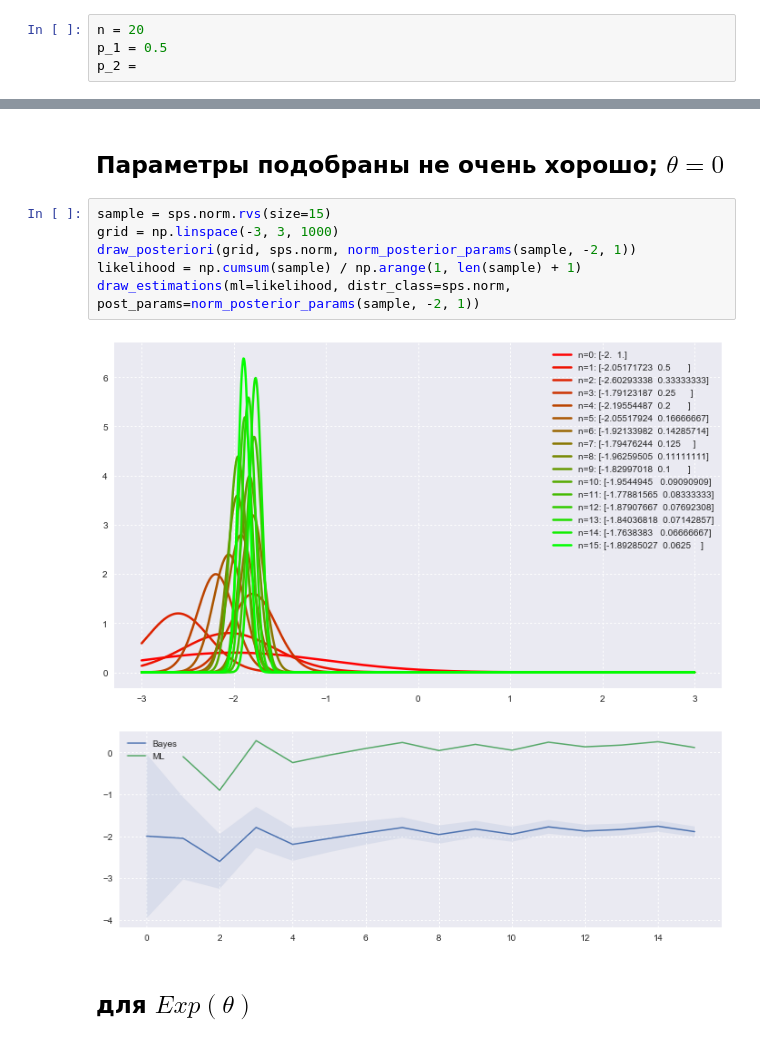
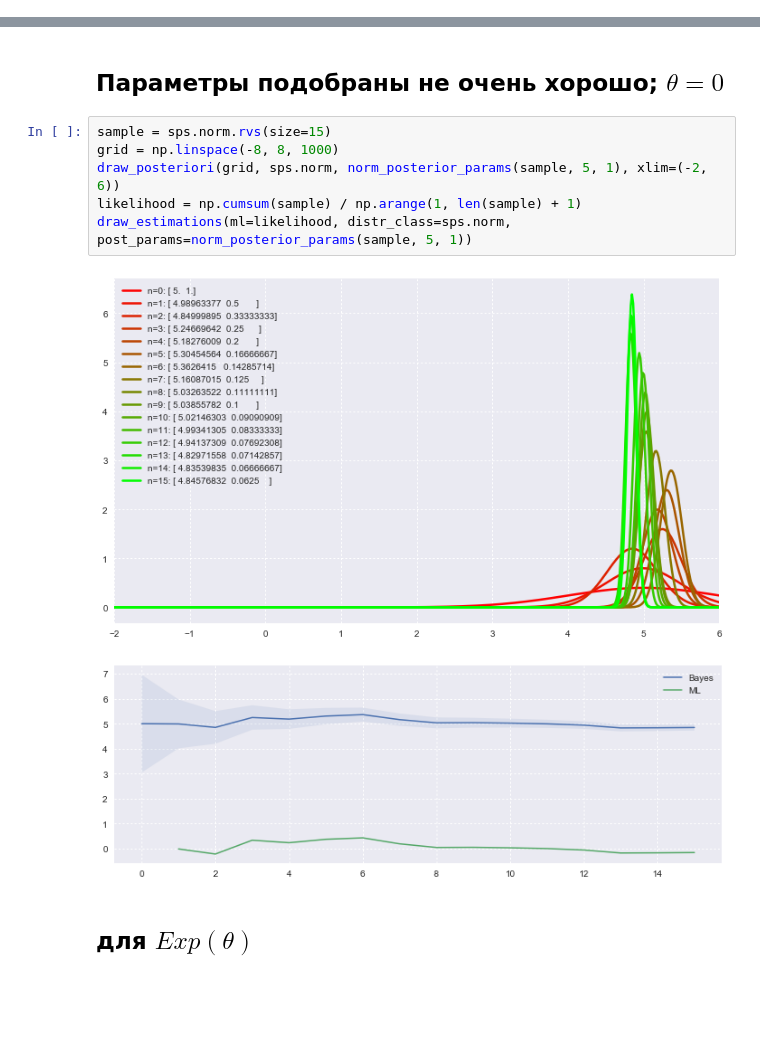
Before and after one commit to ArtemKupriyanov/MIPT-PROGRAMMING, a Jupyter notebook: Math-Stat/4_task/4.92.ipynb, the cells around one changed output, grey strips where cells are left out. Saved outputs shown, nothing was run; the diff lists cells and outputs as text; blank space fills up the shorter version.

```diff
--- a/Math-Stat/4_task/4.92.ipynb
+++ b/Math-Stat/4_task/4.92.ipynb
@@ -463,10 +493,6 @@ plt.show()
 [figure]
 # %% [markdown]
 Сопряженное для бернуллиевского есть бета распделение. Гиперпараметры бета распределения $\alpha$ и  $\beta$ говорят нам об априорных знаниях о монете. Расписав плотность выборки бернуллиевского распределения: $p^{\sum x_i} (1 - p) ^ {n - \sum x_i}$ и пристально посмотрев на плотность бета распределения: $\dfrac{x^{\alpha - 1}(1 - x)^{\beta - 1} }{B(\alpha, \beta)}$, понятно, что гиперпараметр $\alpha$ отвечает за количество успехов в $n$ испытаниях Бернулли, а гиперпараметр $\beta$ отвечает за количество неудач в $n$ испытаниях Бернулли, что действительно согласуется с вышеописанными графиками и логикой: матожидание бета распределение, т.е. наша оценка параметра $\theta$ есть $\dfrac{\alpha}{\alpha + \beta} = \dfrac{\sum успех}{\sum успех + \sum неудачи} = \dfrac{\sum успех}{общее \ количество \ испытаний}$
-# %%
-n = 20
-p_1 = 0.5
-p_2 =
 # %% [markdown]
 Ниже приведена реализация некоторых вспомогательных функций.
 # %%
@@ -623,13 +649,13 @@ draw_estimations(ml=likelihood, distr_class=sps.norm, post_params=norm_posterior
 ## Параметры подобраны не очень хорошо; $\theta = 0$
 # %%
 sample = sps.norm.rvs(size=15)
-grid = np.linspace(-3, 3, 1000)
-draw_posteriori(grid, sps.norm, norm_posterior_params(sample, -2, 1))
+grid = np.linspace(-8, 8, 1000)
+draw_posteriori(grid, sps.norm, norm_posterior_params(sample, 5, 1), xlim=(-2, 6))
 likelihood = np.cumsum(sample) / np.arange(1, len(sample) + 1)
-draw_estimations(ml=likelihood, distr_class=sps.norm, post_params=norm_posterior_params(sample, -2, 1))
+draw_estimations(ml=likelihood, distr_class=sps.norm, post_params=norm_posterior_params(sample, 5, 1))
 # %% [output]
-[figure, old version]
+[figure, new version]
-[figure, old version]
+[figure, new version]
 # %% [markdown]
 ## для $Exp(\theta)$
 # %% [markdown]
```
Also changed, not shown: parts of 10 cells of this notebook.
